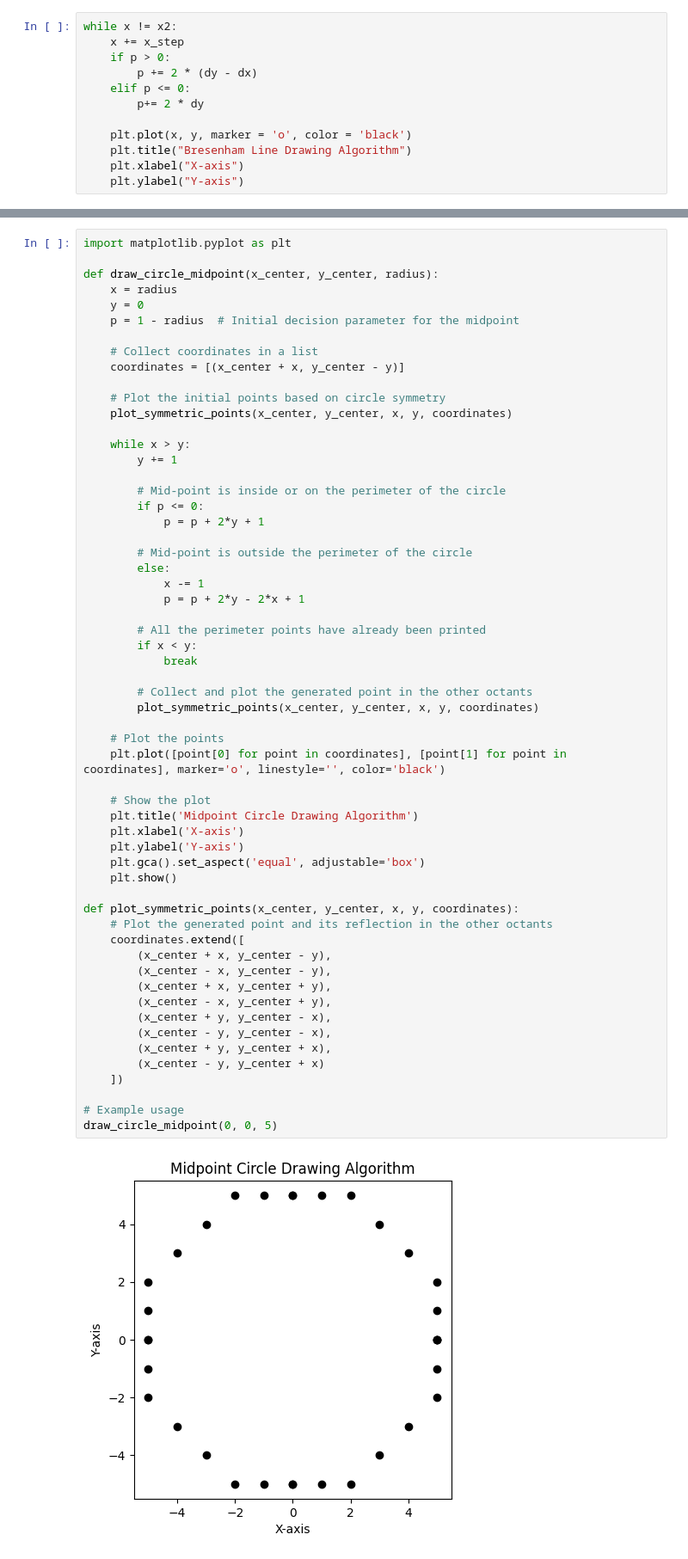
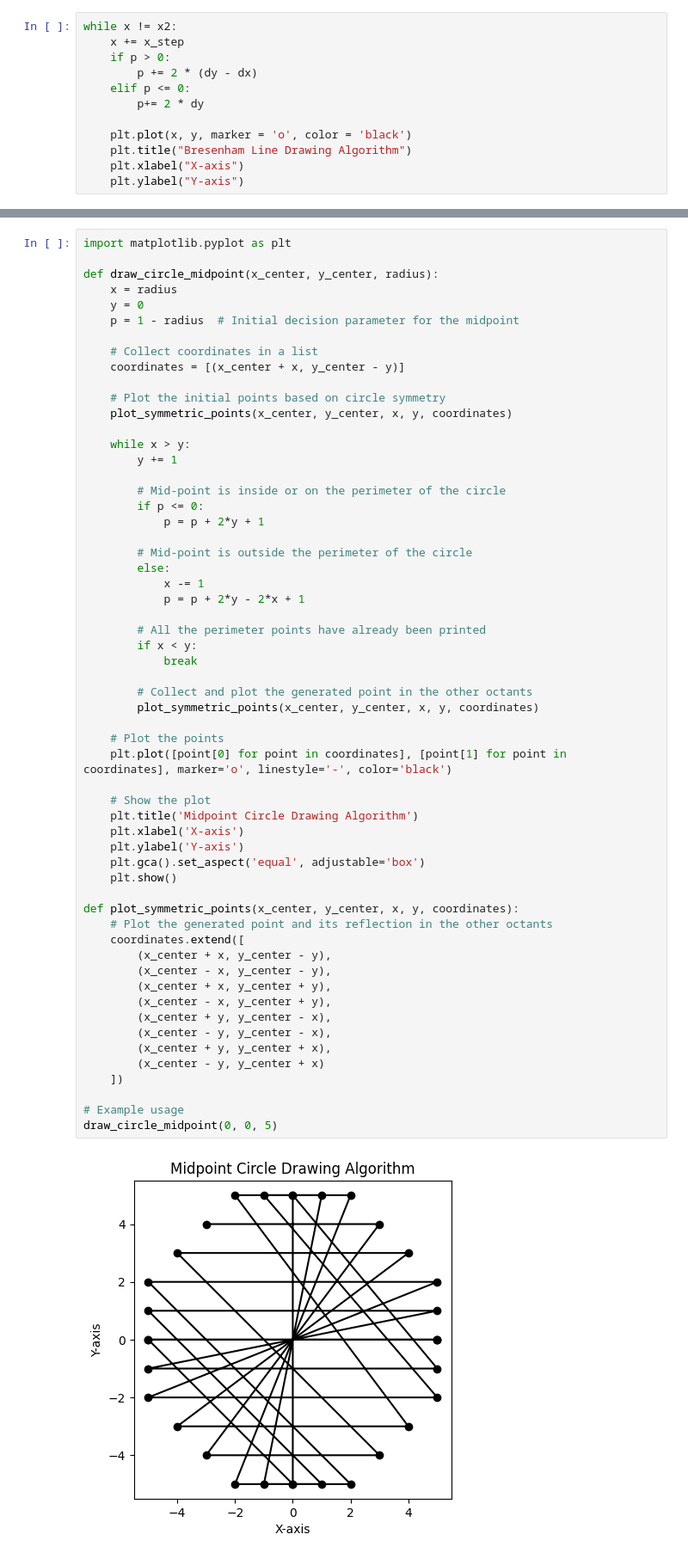
Before and after one commit to MdAbdullahIbnNoor/4-2-computer-graphics-lab-python, a Jupyter notebook: line_draw.ipynb, the cells around one changed output, grey strips where cells are left out. Shown: that part at 86% size. Saved outputs shown, nothing was run; the diff lists cells and outputs as text.

```diff
--- a/line_draw.ipynb
+++ b/line_draw.ipynb
@@ -294,32 +294,32 @@ def draw_circle_midpoint(x_center, y_center, radius):
             break
 
         # Collect and plot the generated point in the other octants
         plot_symmetric_points(x_center, y_center, x, y, coordinates)
 
     # Plot the points
-    plt.plot([point[0] for point in coordinates], [point[1] for point in coordinates], marker='o', linestyle='', color='black')
+    plt.plot([point[0] for point in coordinates], [point[1] for point in coordinates], marker='o', linestyle='-', color='black')
 
     # Show the plot
     plt.title('Midpoint Circle Drawing Algorithm')
     plt.xlabel('X-axis')
     plt.ylabel('Y-axis')
     plt.gca().set_aspect('equal', adjustable='box')
     plt.show()
 
 def plot_symmetric_points(x_center, y_center, x, y, coordinates):
     # Plot the generated point and its reflection in the other octants
     coordinates.extend([
         (x_center + x, y_center - y),
         (x_center - x, y_center - y),
         (x_center + x, y_center + y),
         (x_center - x, y_center + y),
         (x_center + y, y_center - x),
         (x_center - y, y_center - x),
         (x_center + y, y_center + x),
         (x_center - y, y_center + x)
     ])
 
 # Example usage
 draw_circle_midpoint(0, 0, 5)
 # %% [output]
-[figure, old version]
+[figure, new version]
```
Also changed, not shown: parts of 3 cells of this notebook.
